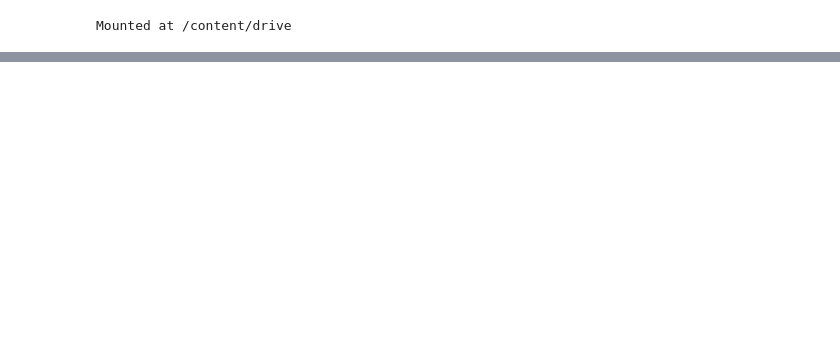
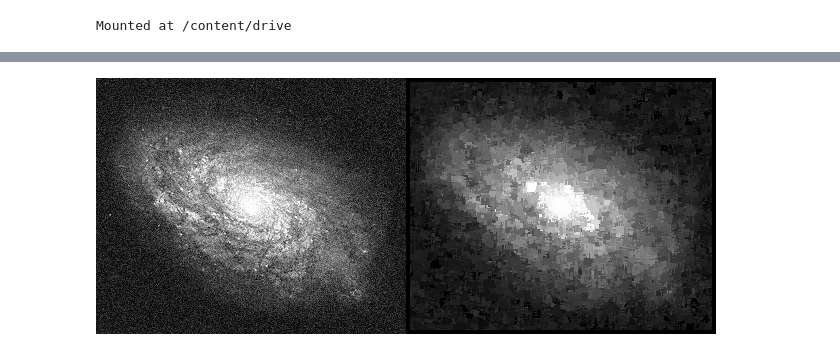
Before and after one commit to irbaadika/PCVK_Genap_2023, a Jupyter notebook: UTS.ipynb, the cells around one changed output, grey strips where cells are left out. Cells and saved outputs as stored; diff of their text form; code cells hidden in the pictures; blank space fills up the shorter version.

```diff
--- a/UTS.ipynb
+++ b/UTS.ipynb
@@ -53,0 +87,37 @@ cv2_imshow(cvcoba)
+# %%
+# MODE FILTERING
+
+def ModeFilter(image, filter_size):
+    # membuat array kosong
+    output = np.zeros(image.shape, dtype=np.uint8)
+
+    # membuat padding pada citra input
+    pad_width = filter_size // 2
+    padded_image = np.pad(image, pad_width, mode='constant')
+
+    # iterasi pada setiap piksel citra input
+    for i in range(pad_width, padded_image.shape[0] - pad_width):
+        for j in range(pad_width, padded_image.shape[1] - pad_width):
+            # membuat array kosong untuk piksel-piksel di dalam filter
+            values = np.zeros(filter_size * filter_size, dtype=np.uint8)
+            k = 0
+            # iterasi pada setiap piksel di dalam filter
+            for x in range(-pad_width, pad_width + 1):
+                for y in range(-pad_width, pad_width + 1):
+                    values[k] = padded_image[i + x, j + y]
+                    k += 1
+            # mencari nilai modus dari piksel-piksel di dalam filter
+            mode_value = np.bincount(values).argmax()
+            # menempatkan nilai modus ke dalam citra output
+            output[i - pad_width, j - pad_width] = mode_value
+
+    return output
+# %%
+# panggil fungsi mode filter dan tampilkan gambar
+img = cv.imread('/content/drive/MyDrive/ASSETS-PVCK/Images/noises/1.jpg')
+img_gray = cv.cvtColor(img, cv.COLOR_BGR2GRAY)
+mode = ModeFilter(img_gray, 9)
+final_frame = cv.hconcat((img_gray, mode))
+cv2_imshow(final_frame)
+# %% [output]
+[figure, added]
```
Also changed, not shown: parts of 8 cells of this notebook.
